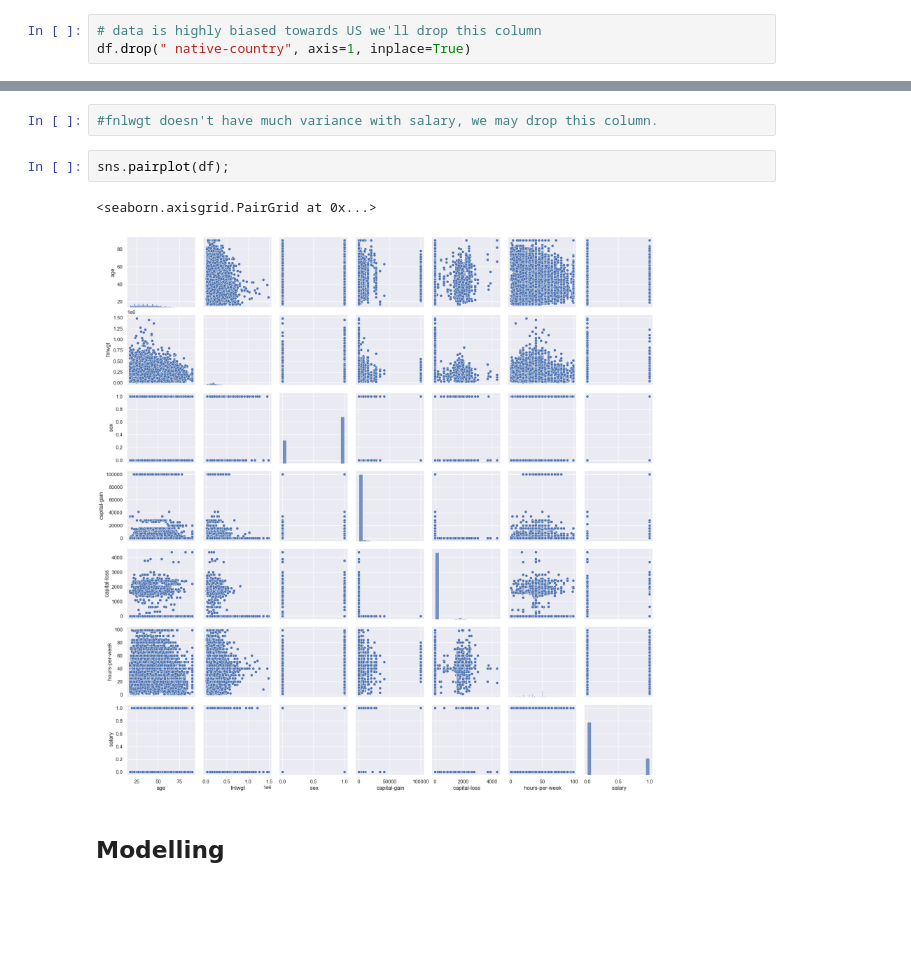
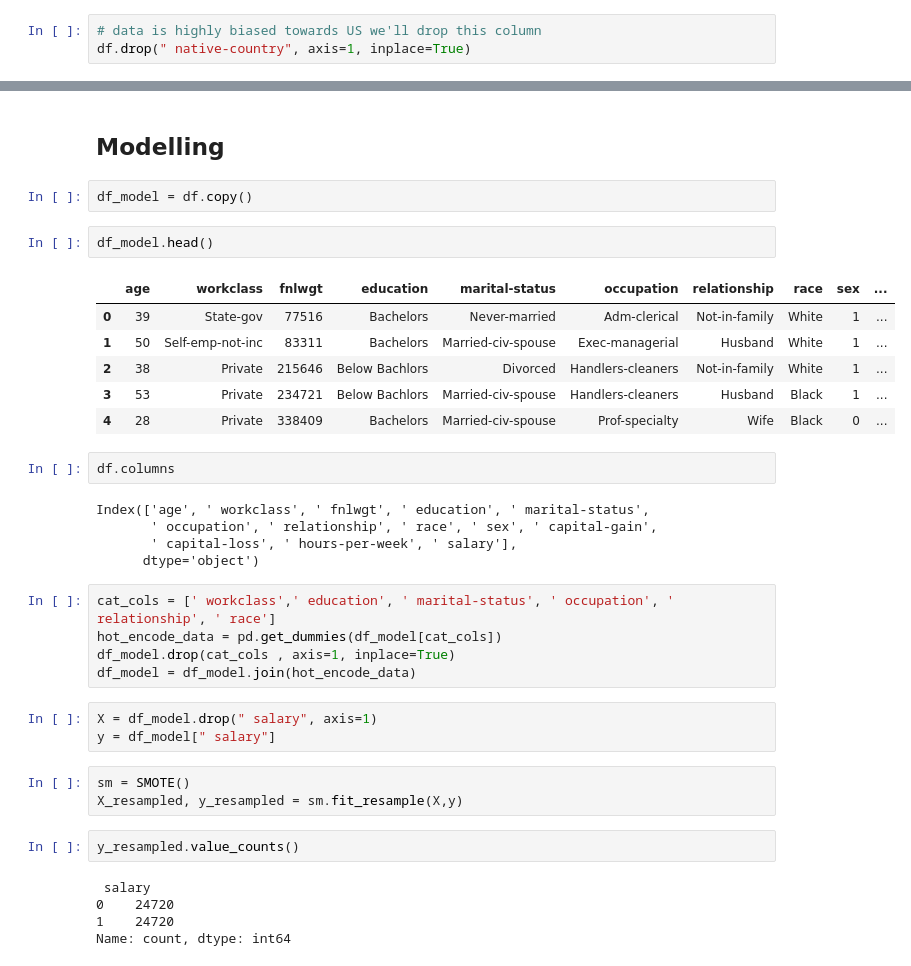
Before and after one commit to meghrajkonduskar/ML-projects, a Jupyter notebook: US Income - Prediction/US- Income Prediction.ipynb, the cells around one changed output, grey strips where cells are left out. Saved outputs shown, nothing was run; the diff lists cells and outputs as text; blank space fills up the shorter version.

Commit message:
Create Model

```diff
--- a/US Income - Prediction/US- Income Prediction.ipynb
+++ b/US Income - Prediction/US- Income Prediction.ipynb
@@ -465,12 +476,41 @@ sns.heatmap(corr,annot = True, cmap="viridis")
 plt.show()
 # %% [output]
 [figure]
-# %%
-#fnlwgt doesn't have much variance with salary, we may drop this column.
-# %%
-sns.pairplot(df);
-# %% [output]
-<seaborn.axisgrid.PairGrid at 0x...>
-[figure, removed]
 # %% [markdown]
 ## Modelling
+# %%
+df_model = df.copy()
+# %%
+df_model.head()
+# %% [output]
+|  | age | workclass | fnlwgt | education | marital-status | occupation | relationship | race | sex | ... |
+| 0 | 39 | State-gov | 77516 | Bachelors | Never-married | Adm-clerical | Not-in-family | White | 1 | ... |
+| 1 | 50 | Self-emp-not-inc | 83311 | Bachelors | Married-civ-spouse | Exec-managerial | Husband | White | 1 | ... |
+| 2 | 38 | Private | 215646 | Below Bachlors | Divorced | Handlers-cleaners | Not-in-family | White | 1 | ... |
+| 3 | 53 | Private | 234721 | Below Bachlors | Married-civ-spouse | Handlers-cleaners | Husband | Black | 1 | ... |
+| 4 | 28 | Private | 338409 | Bachelors | Married-civ-spouse | Prof-specialty | Wife | Black | 0 | ... |
+# %%
+df.columns
+# %% [output]
+Index(['age', ' workclass', ' fnlwgt', ' education', ' marital-status',
+       ' occupation', ' relationship', ' race', ' sex', ' capital-gain',
+       ' capital-loss', ' hours-per-week', ' salary'],
+      dtype='object')
+# %%
+cat_cols = [' workclass',' education', ' marital-status', ' occupation', ' relationship', ' race']
+hot_encode_data = pd.get_dummies(df_model[cat_cols])
+df_model.drop(cat_cols , axis=1, inplace=True)
+df_model = df_model.join(hot_encode_data)
+# %%
+X = df_model.drop(" salary", axis=1)
+y = df_model[" salary"]
+# %%
+sm = SMOTE()
+X_resampled, y_resampled = sm.fit_resample(X,y)
+# %%
+y_resampled.value_counts()
+# %% [output]
+ salary
+0    24720
+1    24720
+Name: count, dtype: int64
```
Also changed, not shown: parts of 32 cells of this notebook.
